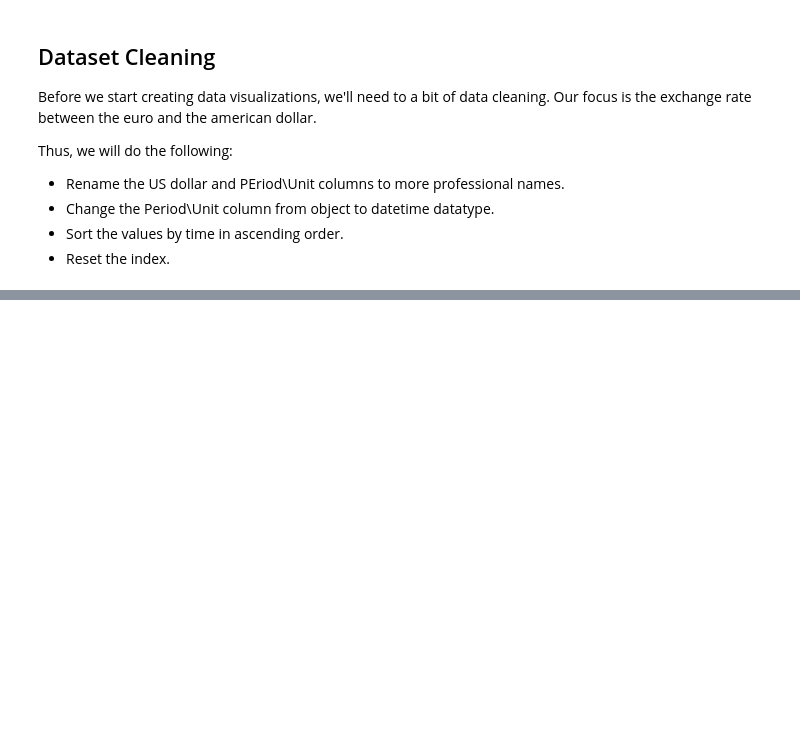
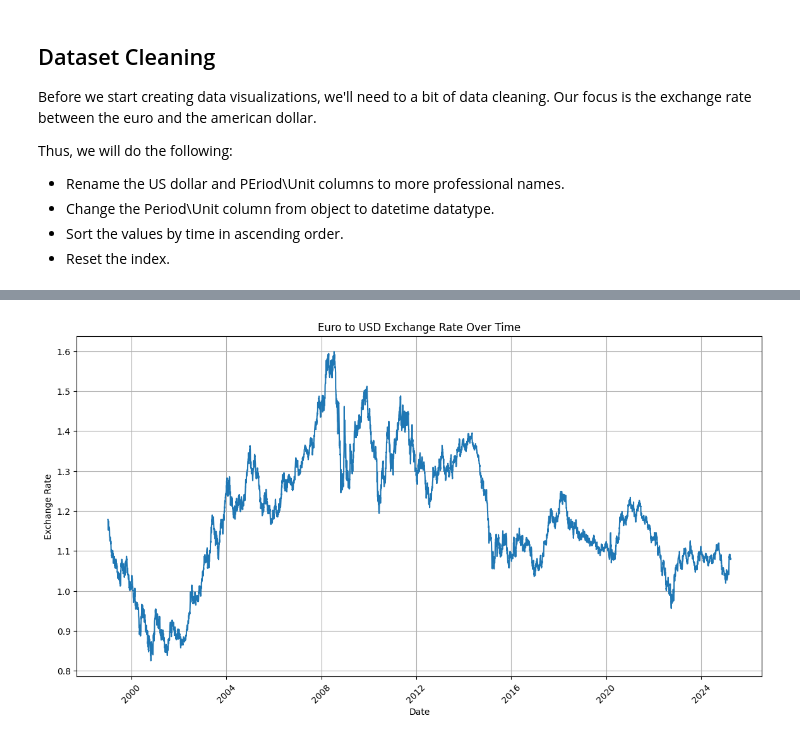
Before and after one commit to jackren0000/Data-Visualization-on-Exchange-Rates, a Jupyter notebook: main.ipynb, the cells around one changed output, grey strips where cells are left out. Saved outputs shown, nothing was run; the diff lists cells and outputs as text; code cells hidden in the pictures; blank space fills up the shorter version.

Commit message:
Update line chart of the euro-usd exchange rate.

```diff
--- a/main.ipynb
+++ b/main.ipynb
@@ -62,8 +62,15 @@ Thus, we will do the following:
 # %%
 # rename the columns for better readability
 df = df.rename(columns={
-    "Period\Unit": "Date",
-    "US dollar": "USD"
+    "Period\\Unit:": "Date",
+    "[US dollar ]": "USD"
 })
 
-df["Date"] = pd.to_datetime(df[])
+# convert the 'Date' column to datetime format
+df["Date"] = pd.to_datetime(df["Date"])
+
+# sort the dataframe by date
+df.sort_values(by="Date", inplace=True)
+
+# set the 'Date' column as the index
+df.set_index("Date", inplace=True)
@@ -71,0 +77,2 @@ SyntaxError: (unicode error) 'unicodeescape' codec can't decode bytes in positio
+# %%
+df_euro_usd = df[["USD"]].copy()
@@ -71,0 +105,4 @@ SyntaxError: (unicode error) 'unicodeescape' codec can't decode bytes in positio
+# %%
+df_euro_usd = df_euro_usd[df_euro_usd["USD"] != '-']
+# cast the 'USD' column to float
+df_euro_usd["USD"] = df_euro_usd["USD"].astype(float)
@@ -71,0 +115,11 @@ SyntaxError: (unicode error) 'unicodeescape' codec can't decode bytes in positio
+# %%
+plt.figure(figsize=(14, 7))
+plt.plot(df_euro_usd.index, df_euro_usd["USD"])
+plt.title("Euro to USD Exchange Rate Over Time")
+plt.xlabel("Date")
+plt.ylabel("Exchange Rate")
+plt.xticks(rotation=45)
+plt.grid()
+plt.show()
+# %% [output]
+[figure, added]
```
Also changed, not shown: parts of 4 cells of this notebook.
